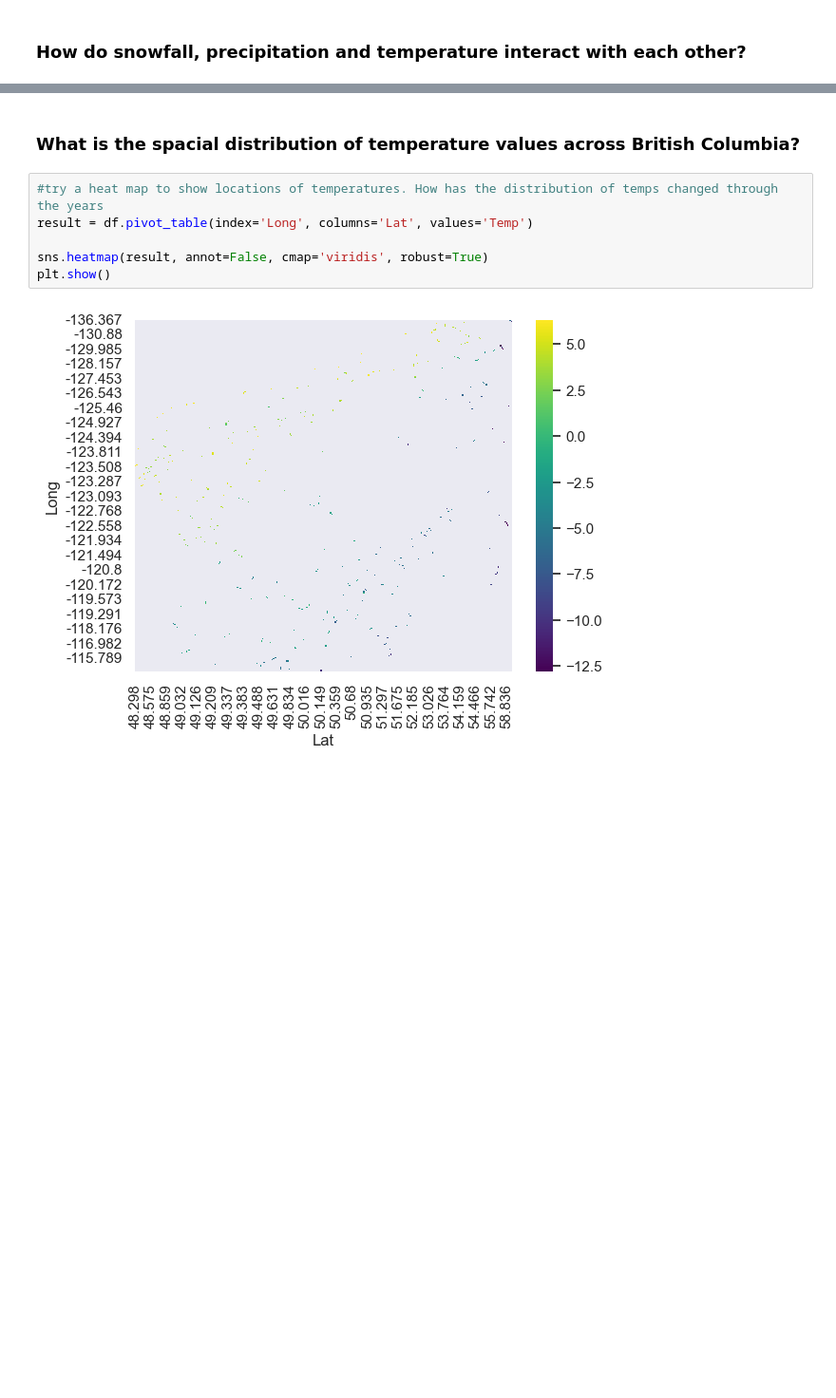
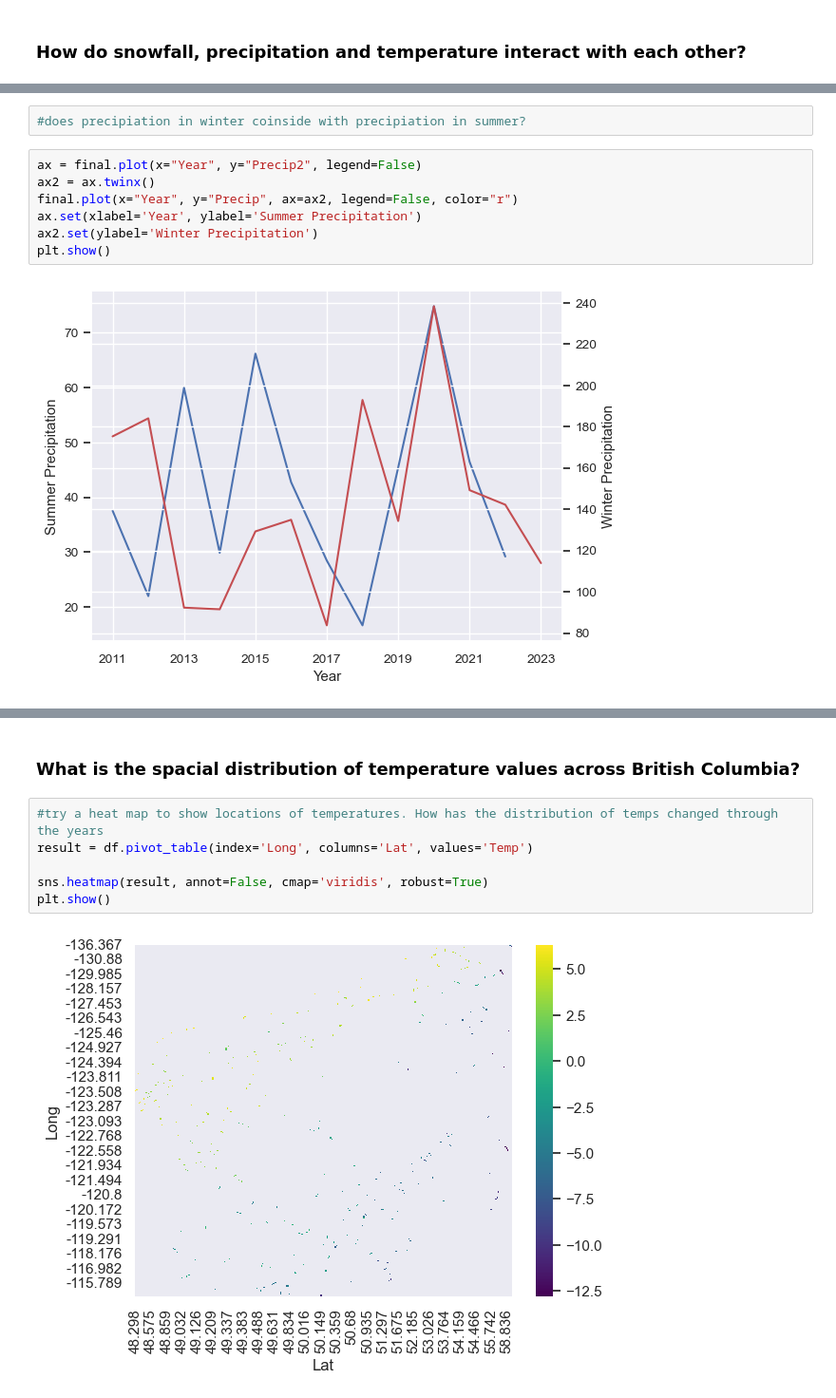
Before and after one commit to ubco-W2022T2-data301/project-group33, a Jupyter notebook: analysis/analysis1.ipynb, the cells around one changed output, grey strips where cells are left out. Shown: that part at 95% size. Drawn from its saved outputs; the diff is of its cells as text; blank space fills up the shorter version.

```diff
--- a/analysis/analysis1.ipynb
+++ b/analysis/analysis1.ipynb
@@ -361,0 +380,11 @@ newdf
+# %%
+#does precipiation in winter coinside with precipiation in summer?
+# %%
+ax = final.plot(x="Year", y="Precip2", legend=False)
+ax2 = ax.twinx()
+final.plot(x="Year", y="Precip", ax=ax2, legend=False, color="r")
+ax.set(xlabel='Year', ylabel='Summer Precipitation')
+ax2.set(ylabel='Winter Precipitation')
+plt.show()
+# %% [output]
+[figure, added]
```
Also changed, not shown: parts of 21 cells of this notebook.
